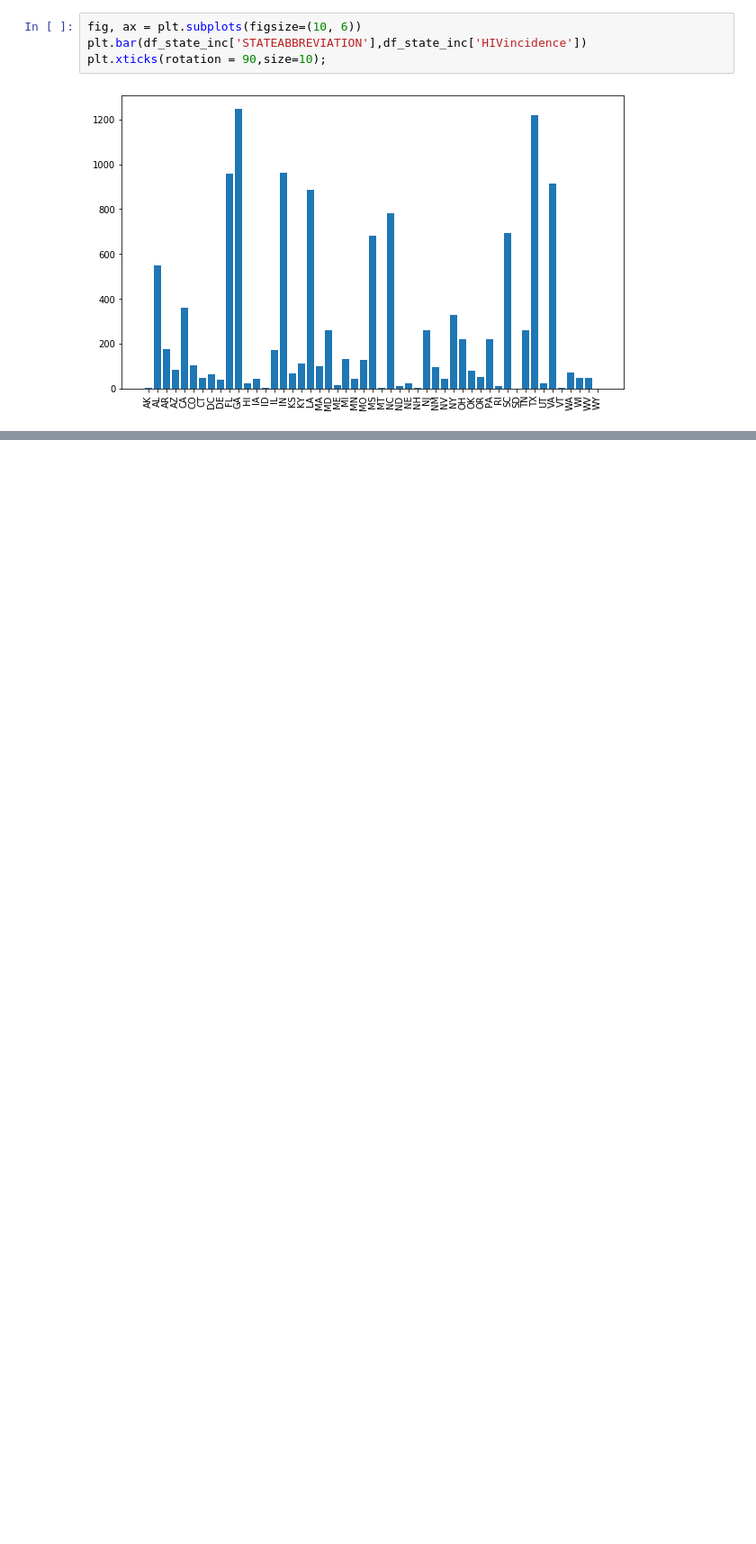
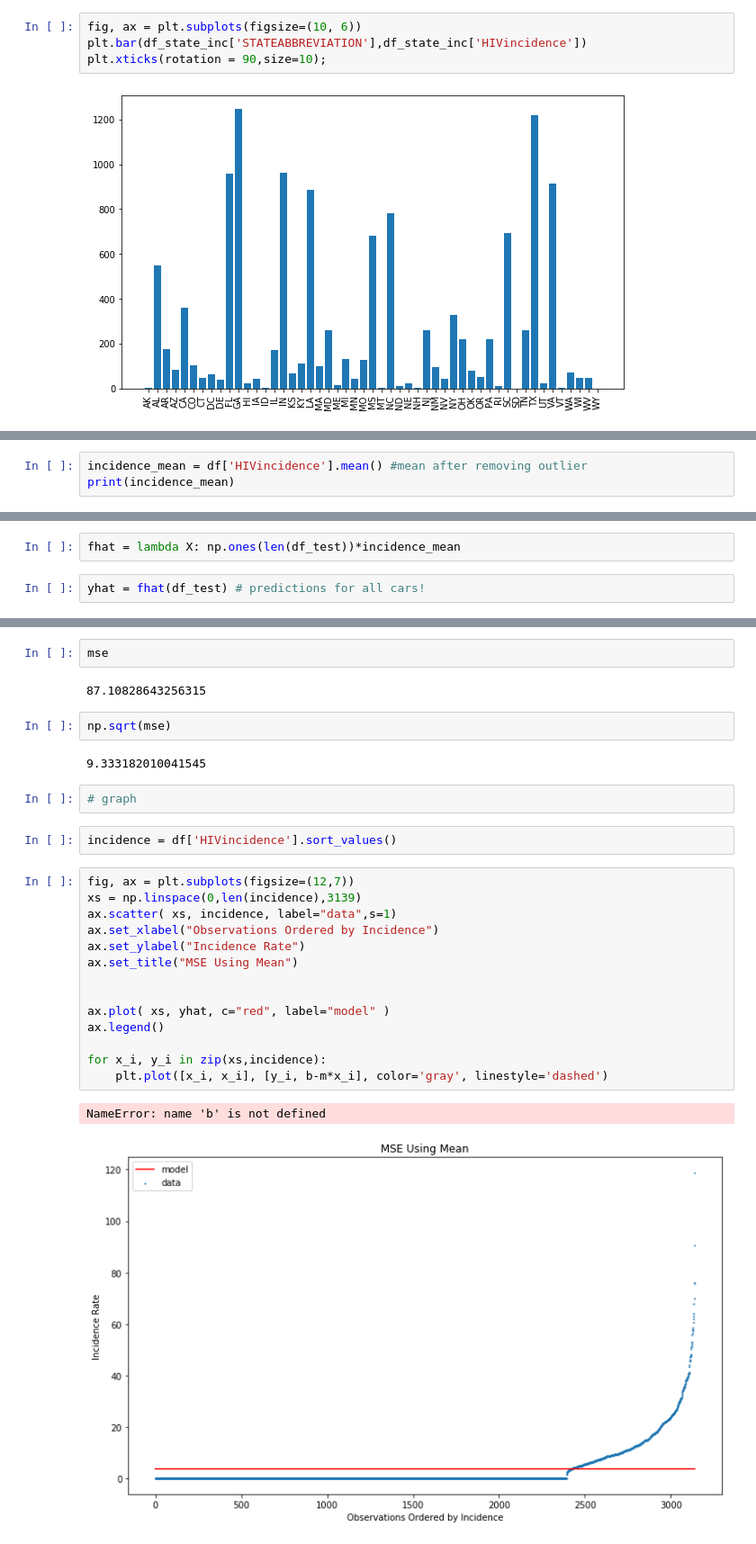
Before and after one commit to vanessapolliard/hiv-incidence-linear-regression, a Jupyter notebook: forecast_HIV_infections/Vanessa.ipynb, the cells around one changed output, grey strips where cells are left out. Shown at 90% size. Cells and saved outputs as stored; diff of their text form; blank space fills up the shorter version.

```diff
--- a/forecast_HIV_infections/Vanessa.ipynb
+++ b/forecast_HIV_infections/Vanessa.ipynb
@@ -149,0 +176,3 @@ plt.xticks(rotation = 90,size=10);
+# %%
+incidence_mean = df['HIVincidence'].mean() #mean after removing outlier
+print(incidence_mean)
@@ -149,0 +181,4 @@ plt.xticks(rotation = 90,size=10);
+# %%
+fhat = lambda X: np.ones(len(df_test))*incidence_mean
+# %%
+yhat = fhat(df_test) # predictions for all cars!
@@ -149,0 +192,29 @@ plt.xticks(rotation = 90,size=10);
+# %%
+mse
+# %% [output]
+87.10828643256315
+# %%
+np.sqrt(mse)
+# %% [output]
+9.333182010041545
+# %%
+# graph
+# %%
+incidence = df['HIVincidence'].sort_values()
+# %%
+fig, ax = plt.subplots(figsize=(12,7))
+xs = np.linspace(0,len(incidence),3139)
+ax.scatter( xs, incidence, label="data",s=1)
+ax.set_xlabel("Observations Ordered by Incidence")
+ax.set_ylabel("Incidence Rate")
+ax.set_title("MSE Using Mean")
+
+
+ax.plot( xs, yhat, c="red", label="model" )
+ax.legend()
+
+for x_i, y_i in zip(xs,incidence):
+    plt.plot([x_i, x_i], [y_i, b-m*x_i], color='gray', linestyle='dashed')
+# %% [output]
+NameError: name 'b' is not defined
+[figure, added]
```
Also changed, not shown: parts of 9 cells of this notebook.
